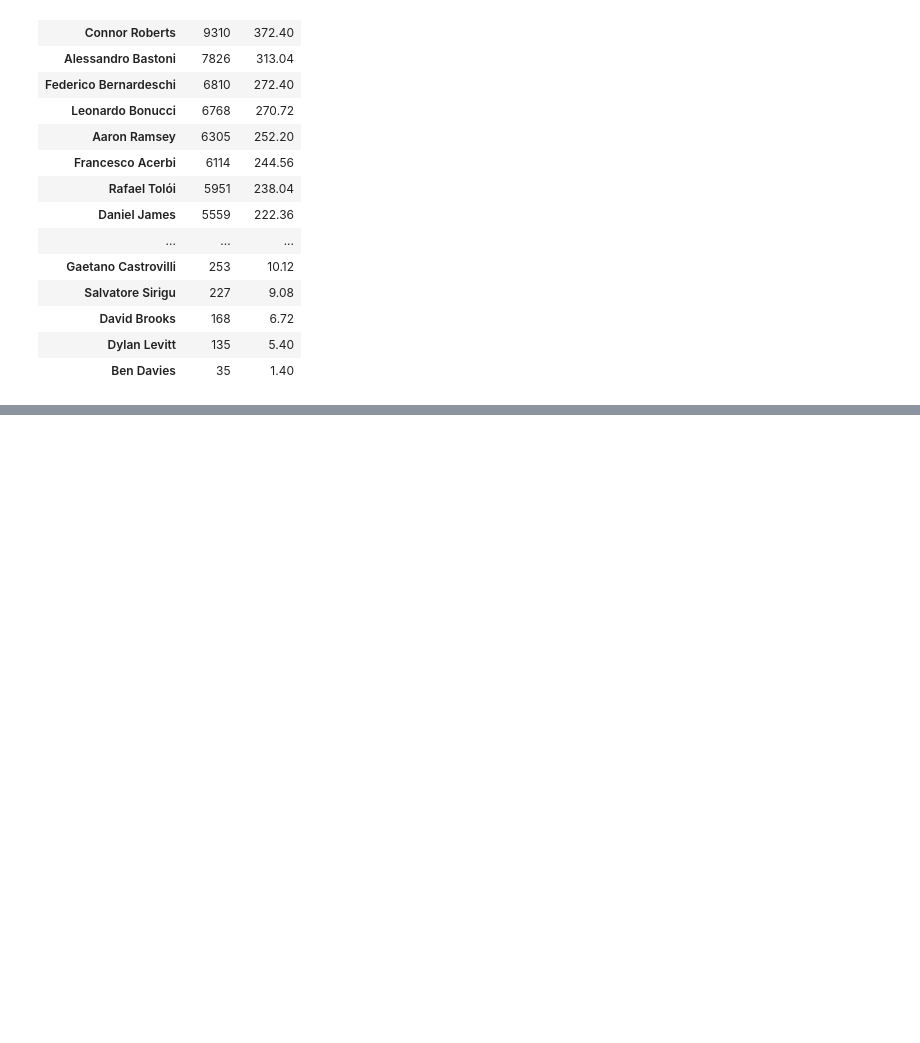
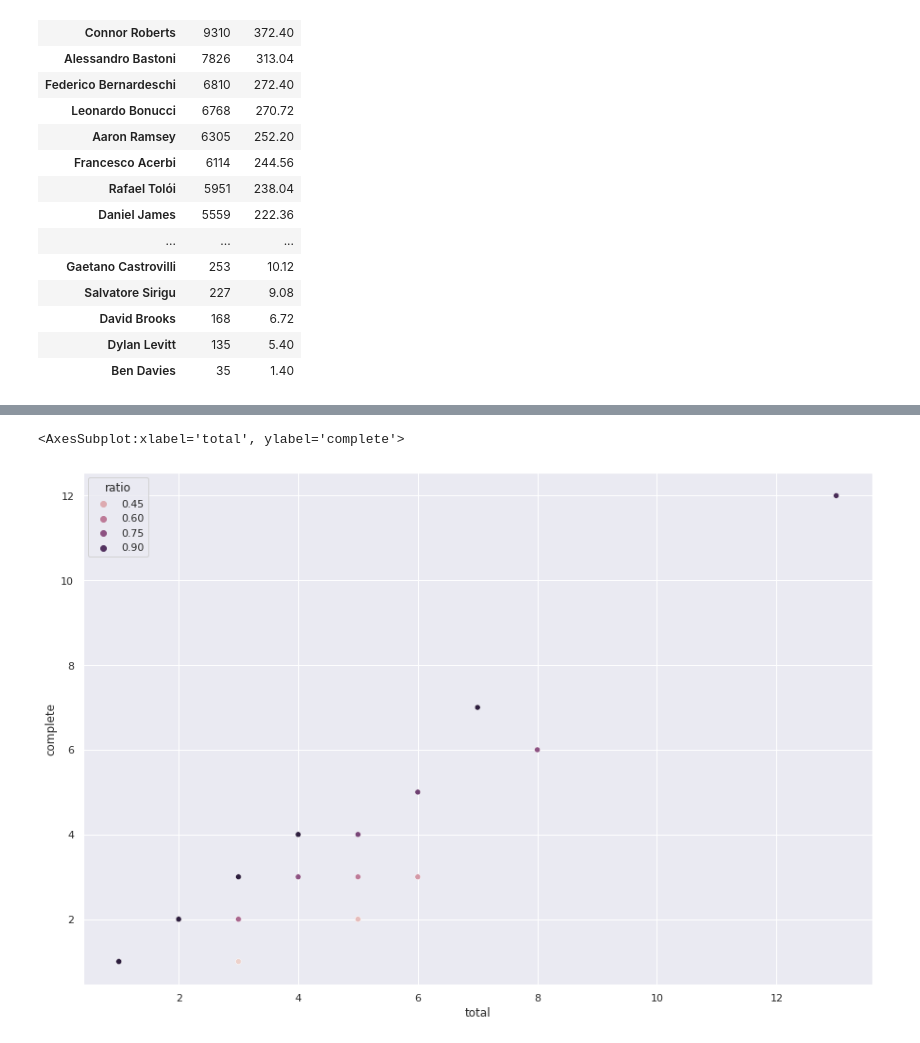
Before and after one commit to aegonwolf/socceranalytics, a Jupyter notebook: all-games.ipynb, the cells around one changed output, grey strips where cells are left out. Drawn from its saved outputs; the diff is of its cells as text; code cells hidden in the pictures; blank space fills up the shorter version.

```diff
--- a/all-games.ipynb
+++ b/all-games.ipynb
@@ -876,0 +989,5 @@ touches.to_csv('touches.csv', index = False)
+# %%
+#just making an assumption here
+iw_passes.pass_outcome_name.fillna("complete", inplace = True)
+iw_passes.pass_outcome_name = iw_passes.pass_outcome_name.apply(lambda x: x if x == "complete" else "incomplete")
+pass_player = iw_passes.groupby(["player_name", "pass_outcome_name", "under_pressure"]).size().reset_index()
@@ -876,0 +1014,2 @@ touches.to_csv('touches.csv', index = False)
+# %%
+pass_player = pass_player.pivot(index = 'player_name', columns = 'pass_outcome_name', values = 0).fillna(0)
@@ -876,0 +1037,3 @@ touches.to_csv('touches.csv', index = False)
+# %%
+pass_player['total'] = pass_player.sum(axis=1)
+pass_player['ratio'] = pass_player['complete'] / pass_player['total']
@@ -876,0 +1061,2 @@ touches.to_csv('touches.csv', index = False)
+# %%
+pass_player['name'] = pass_player.index
@@ -876,0 +1084,5 @@ touches.to_csv('touches.csv', index = False)
+# %%
+sns.scatterplot(data = pass_player, x = 'total', y = 'complete', hue = 'ratio')
+# %% [output]
+<AxesSubplot:xlabel='total', ylabel='complete'>
+[figure, added]
```
Also changed, not shown: parts of 25 cells of this notebook.
